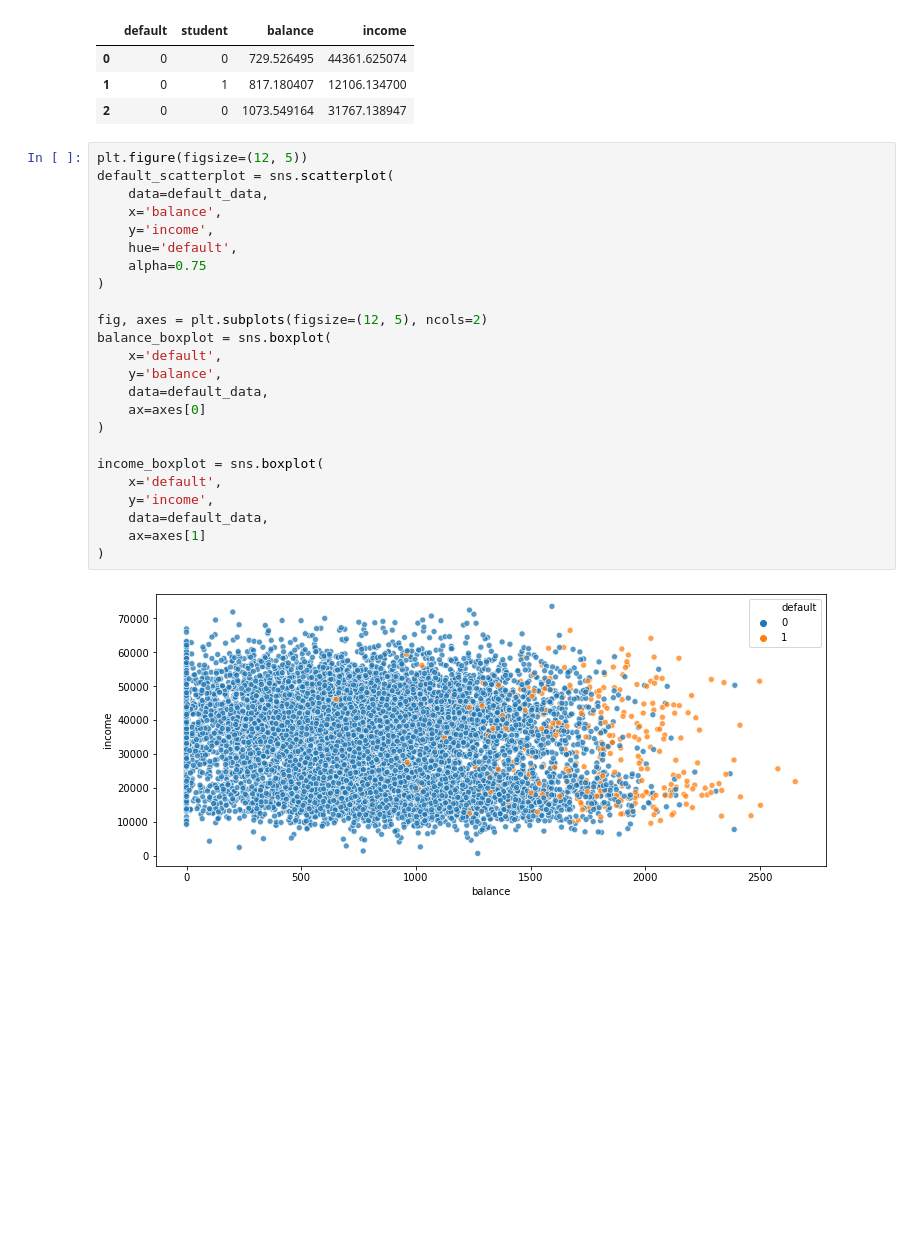
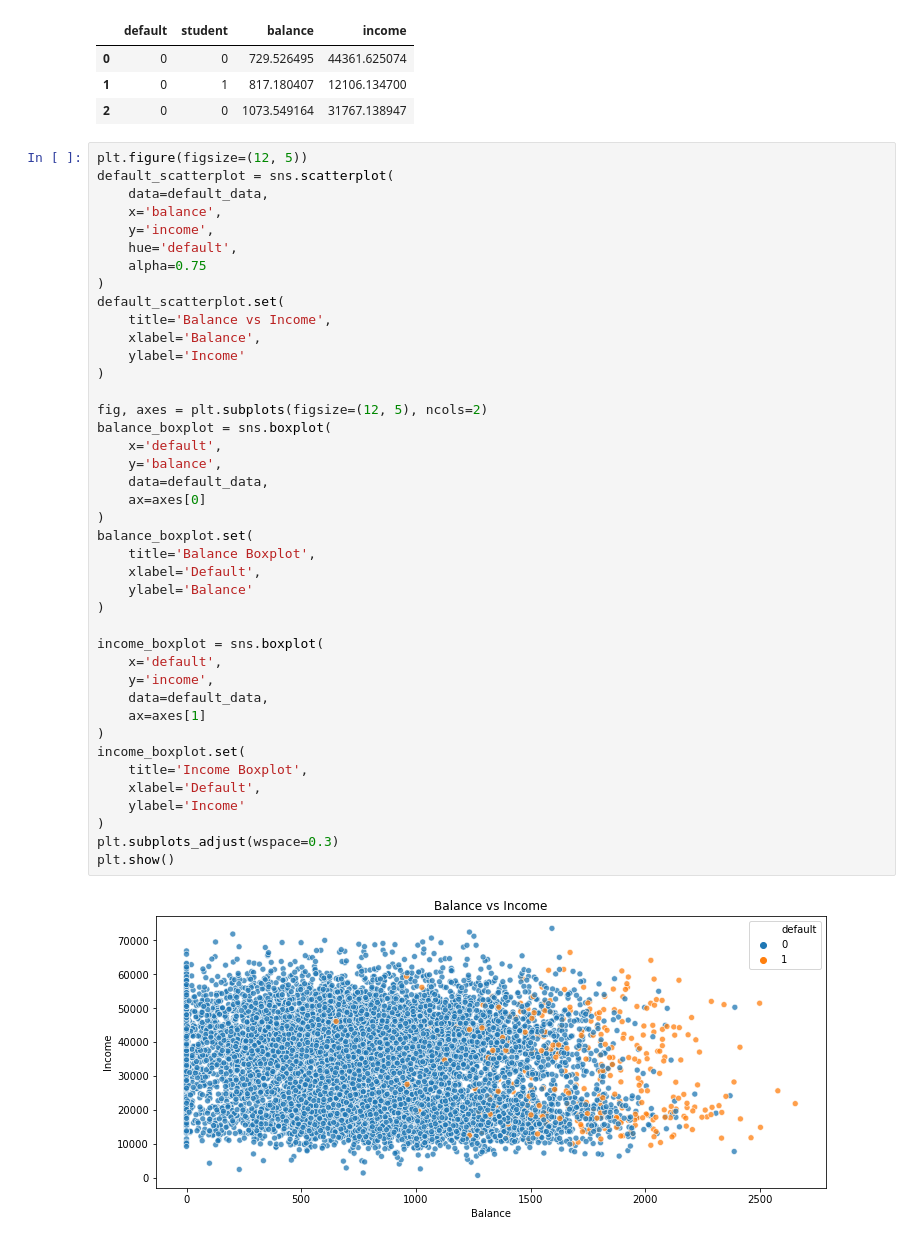
Before and after one commit to ys-lin14/statistical-learning, a Jupyter notebook: 4_classification.ipynb, the cells around one changed output. Saved outputs shown, nothing was run; the diff lists cells and outputs as text; blank space fills up the shorter version.

```diff
--- a/4_classification.ipynb
+++ b/4_classification.ipynb
@@ -58,26 +58,43 @@ default_data.head(3)
 # %%
 plt.figure(figsize=(12, 5))
 default_scatterplot = sns.scatterplot(
     data=default_data,
     x='balance',
     y='income',
     hue='default',
     alpha=0.75
 )
+default_scatterplot.set(
+    title='Balance vs Income',
+    xlabel='Balance',
+    ylabel='Income'
+)
 
 fig, axes = plt.subplots(figsize=(12, 5), ncols=2)
 balance_boxplot = sns.boxplot(
     x='default',
     y='balance',
     data=default_data,
     ax=axes[0]
 )
+balance_boxplot.set(
+    title='Balance Boxplot',
+    xlabel='Default',
+    ylabel='Balance'
+)
 
 income_boxplot = sns.boxplot(
     x='default',
     y='income',
     data=default_data,
     ax=axes[1]
 )
+income_boxplot.set(
+    title='Income Boxplot',
+    xlabel='Default',
+    ylabel='Income'
+)
+plt.subplots_adjust(wspace=0.3)
+plt.show()
 # %% [output]
-[figure, old version]
+[figure, new version]
```
Also changed, not shown: parts of 8 cells of this notebook.
